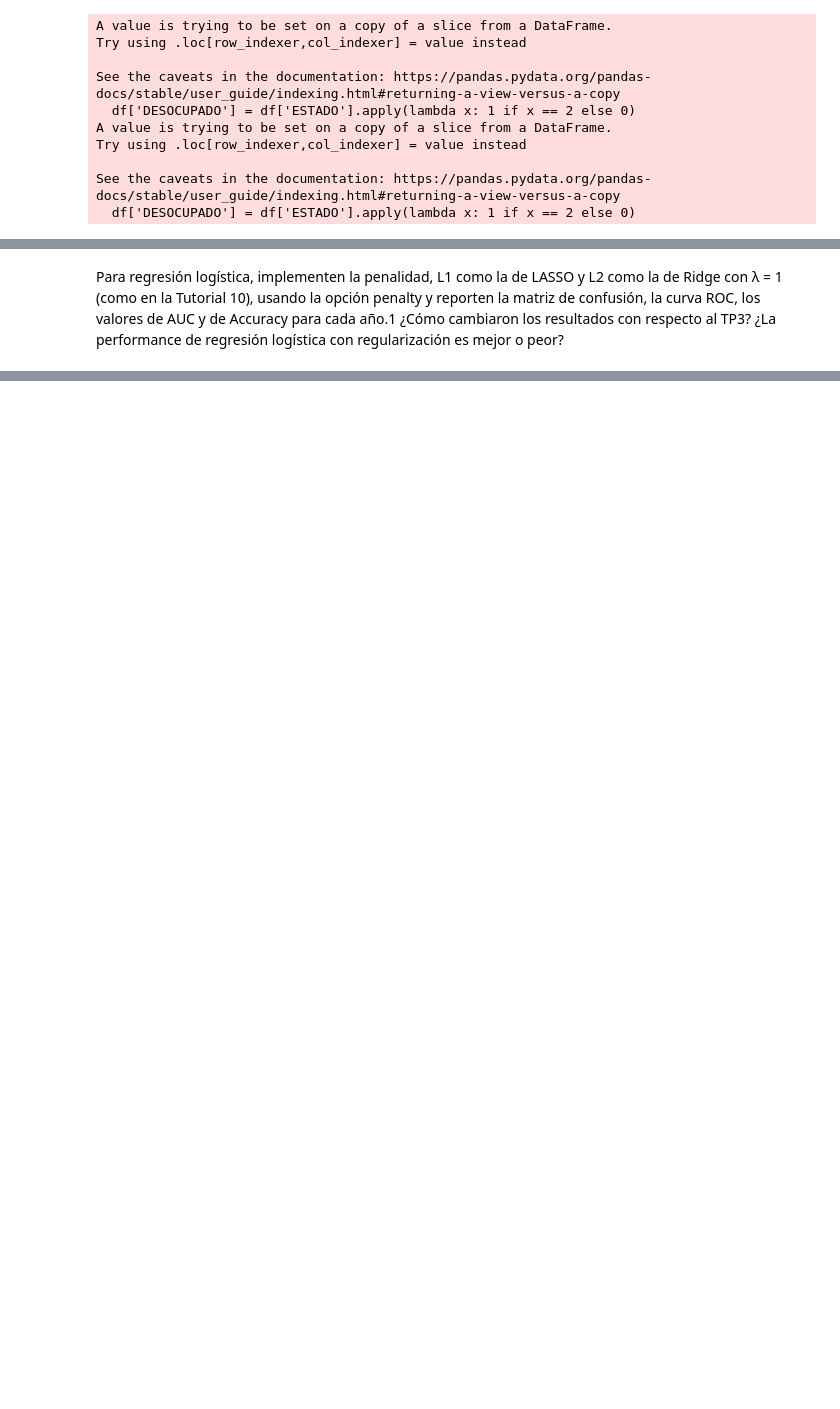
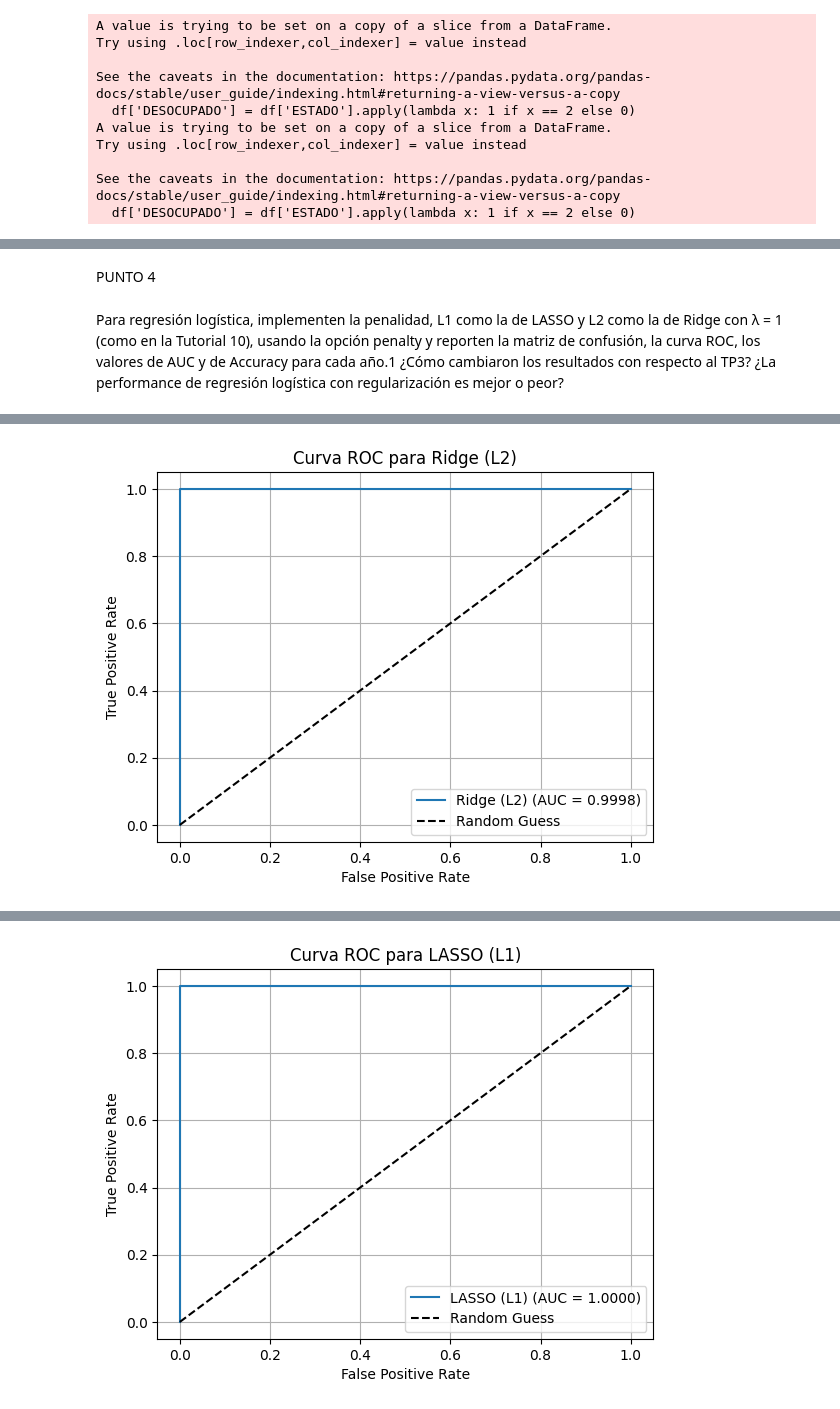
Before and after one commit to Freverendo/CC408-T13, a Jupyter notebook: TP4/TP4.ipynb, the cells around one changed output, grey strips where cells are left out. Saved outputs shown, nothing was run; the diff lists cells and outputs as text; code cells hidden in the pictures; blank space fills up the shorter version.

Commit message:
Hasta el punto 5 de la parte 2

```diff
--- a/TP4/TP4.ipynb
+++ b/TP4/TP4.ipynb
@@ -504,12 +523,13 @@ from sklearn.linear_model import LinearRegression
 from sklearn.preprocessing import PolynomialFeatures
 from sklearn.metrics import mean_squared_error
 from sklearn.metrics import r2_score
+from sklearn.preprocessing import StandardScaler
 
 #Queda como varible dependiente "DESOCUPADO" y el resto de variables con impacto en dicha varible serán las dependientes
 # Para 2004
-y_2004 = respondieron_2004['DESOCUPADO']
+y_2004 = data_2004['DESOCUPADO']
 # todas las columnas menos desocupado
-X_2004 = respondieron_2004[['CH04', 'CH06', 'CH07', 'CH08', 'NIVEL_ED', 'ESTADO', 'CAT_INAC', 'IPCF', 'MENOR', 'OCUPADO', 'INACTIVO', 'ACTIVO', 'DEPENDENCIA_ECONOMICA', 'EDUC_PROMEDIO']]
+X_2004 = data_2004[['CH04', 'CH06', 'CH07', 'CH08', 'NIVEL_ED', 'ESTADO', 'CAT_INAC', 'IPCF', 'MENOR', 'OCUPADO', 'PROP_OCUPADOS', 'PROP_MENORES', 'INACTIVO', 'ACTIVO', 'DEP_ECO']]
 
 # Partición
 X_train_2004, X_test_2004, y_train_2004, y_test_2004 = train_test_split(X_2004, y_2004, test_size=0.3, random_state=101)
@@ -518,11 +538,10 @@ X_train_2004, X_test_2004, y_train_2004, y_test_2004 = train_test_split(X_2004,
 X_train_2004 = pd.concat([pd.Series(1, index=X_train_2004.index, name="Intercepto"), X_train_2004], axis=1)
 X_test_2004 = pd.concat([pd.Series(1, index=X_test_2004.index, name="Intercepto"), X_test_2004], axis=1)
 
-
 # Para 2024
-y_2024 = respondieron_2024['DESOCUPADO']
+y_2024 = data_2024['DESOCUPADO']
 # todas las columnas menos desocupado
-X_2024 = respondieron_2024[['CH04', 'CH06', 'CH07', 'CH08', 'NIVEL_ED', 'ESTADO', 'CAT_INAC', 'IPCF', 'MENOR', 'OCUPADO', 'INACTIVO', 'ACTIVO', 'DEPENDENCIA_ECONOMICA', 'EDUC_PROMEDIO']]
+X_2024 = data_2024[['CH04', 'CH06', 'CH07', 'CH08', 'NIVEL_ED', 'ESTADO', 'CAT_INAC', 'IPCF', 'MENOR', 'OCUPADO', 'PROP_OCUPADOS', 'PROP_MENORES', 'INACTIVO', 'ACTIVO', 'DEP_ECO']]
 
 # Partición
 X_train_2024, X_test_2024, y_train_2024, y_test_2024 = train_test_split(X_2024, y_2024, test_size=0.3, random_state=101)
@@ -531,7 +550,7 @@ X_train_2024, X_test_2024, y_train_2024, y_test_2024 = train_test_split(X_2024,
 X_train_2024 = pd.concat([pd.Series(1, index=X_train_2024.index, name="Intercepto"), X_train_2024], axis=1)
 X_test_2024 = pd.concat([pd.Series(1, index=X_test_2024.index, name="Intercepto"), X_test_2024], axis=1)
 
-# Convertimos la columna CH07 a variables dummy
+# Convertimos la columnas a variables dummy
 X_2004 = pd.get_dummies(X_2004, columns=['ESTADO'], drop_first=True)
 X_2024 = pd.get_dummies(X_2024, columns=['ESTADO'], drop_first=True)
 X_2004 = pd.get_dummies(X_2004, columns=['CH07'], drop_first=True)
@@ -544,4 +563,8 @@ X_2004 = pd.get_dummies(X_2004, columns=['CH04'], drop_first=True)
 X_2024 = pd.get_dummies(X_2024, columns=['CH04'], drop_first=True)
 X_2004 = pd.get_dummies(X_2004, columns=['CAT_INAC'], drop_first=True)
 X_2024 = pd.get_dummies(X_2024, columns=['CAT_INAC'], drop_first=True)
+
+#chequeo si estan bien las dummies
+print(X_2004)
+print(X_2024)
 # %% [output]
@@ -549,2 +588,64 @@ NameError: name 'respondieron_2004' is not defined
+# %% [markdown]
+PUNTO 4
 # %% [markdown]
 Para regresión logística, implementen la penalidad, L1 como la de LASSO y L2 como la de Ridge con λ = 1 (como en la Tutorial 10), usando la opción penalty y reporten la matriz de confusión, la curva ROC, los valores de AUC y de Accuracy para cada año.1 ¿Cómo cambiaron los resultados con respecto al TP3? ¿La performance de regresión logística con regularización es mejor o peor?
+# %%
+from sklearn.preprocessing import StandardScaler
+from sklearn.linear_model import LogisticRegression
+from sklearn.metrics import confusion_matrix, roc_curve, roc_auc_score, accuracy_score, classification_report
+
+# estandarizo para 2004
+sc = StandardScaler()
+
+# Estandarizamos las observaciones de entrenamiento y test
+X_train_2004_trans = pd.DataFrame(sc.fit_transform(X_train_2004), index=X_train_2004.index, columns=X_train_2004.columns)
+X_test_2004_trans = pd.DataFrame(sc.transform(X_test_2004), index=X_test_2004.index, columns=X_test_2004.columns)
+
+# Definimos λ (equivalente a alpha)
+lambda_value = 1
+C = 1 / lambda_value  # En LogisticRegression, el inverso de λ es el hiperparámetro C
+
+# Defino los modelos Ridge y Lasso para 2004
+
+# Modelo de regresión logística con penalización L2 (Ridge)
+logistic_ridge = LogisticRegression(penalty='l2', C=C, solver='liblinear', max_iter=1000)
+logistic_ridge.fit(X_train_2004_trans, y_train_2004)
+
+# Modelo de regresión logística con penalización L1 (LASSO)
+logistic_lasso = LogisticRegression(penalty='l1', C=C, solver='liblinear', max_iter=1000)
+logistic_lasso.fit(X_train_2004_trans, y_train_2004)
+
+# Predicciones y probabilidades para el modelo Ridge
+y_pred_ridge = logistic_ridge.predict(X_test_2004_trans)
+y_prob_ridge = logistic_ridge.predict_proba(X_test_2004_trans)[:, 1]
+
+# Predicciones y probabilidades para el modelo LASSO
+y_pred_lasso = logistic_lasso.predict(X_test_2004_trans)
+y_prob_lasso = logistic_lasso.predict_proba(X_test_2004_trans)[:, 1]
+
+# Función para reportar métricas y graficar la curva ROC
+def reportar_métricas(y_test, y_pred, y_prob, penalidad):
+    print(f"Resultados para penalización: {penalidad}")
+    print("Matriz de Confusión:")
+    print(confusion_matrix(y_test, y_pred))
+    print(f"Accuracy: {accuracy_score(y_test, y_pred):.4f}")
+    print(f"AUC: {roc_auc_score(y_test, y_prob):.4f}")
+    print(classification_report(y_test, y_pred))
+
+    # Curva ROC
+    fpr, tpr, _ = roc_curve(y_test, y_prob)
+    plt.plot(fpr, tpr, label=f"{penalidad} (AUC = {roc_auc_score(y_test, y_prob):.4f})")
+    plt.plot([0, 1], [0, 1], 'k--', label="Random Guess")
+    plt.xlabel("False Positive Rate")
+    plt.ylabel("True Positive Rate")
+    plt.title(f"Curva ROC para {penalidad}")
+    plt.legend()
+    plt.grid()
+    plt.show()
+
+# Reportamos resultados para Ridge
+reportar_métricas(y_test_2004, y_pred_ridge, y_prob_ridge, penalidad="Ridge (L2)")
+
+# Reportamos resultados para LASSO
+reportar_métricas(y_test_2004, y_pred_lasso, y_prob_lasso, penalidad="LASSO (L1)")
+# %% [output]
@@ -550,0 +666 @@ Para regresión logística, implementen la penalidad, L1 como la de LASSO y L2 c
+[figure, added]
@@ -550,0 +681 @@ Para regresión logística, implementen la penalidad, L1 como la de LASSO y L2 c
+[figure, added]
```
Also changed, not shown: parts of 8 cells of this notebook.
